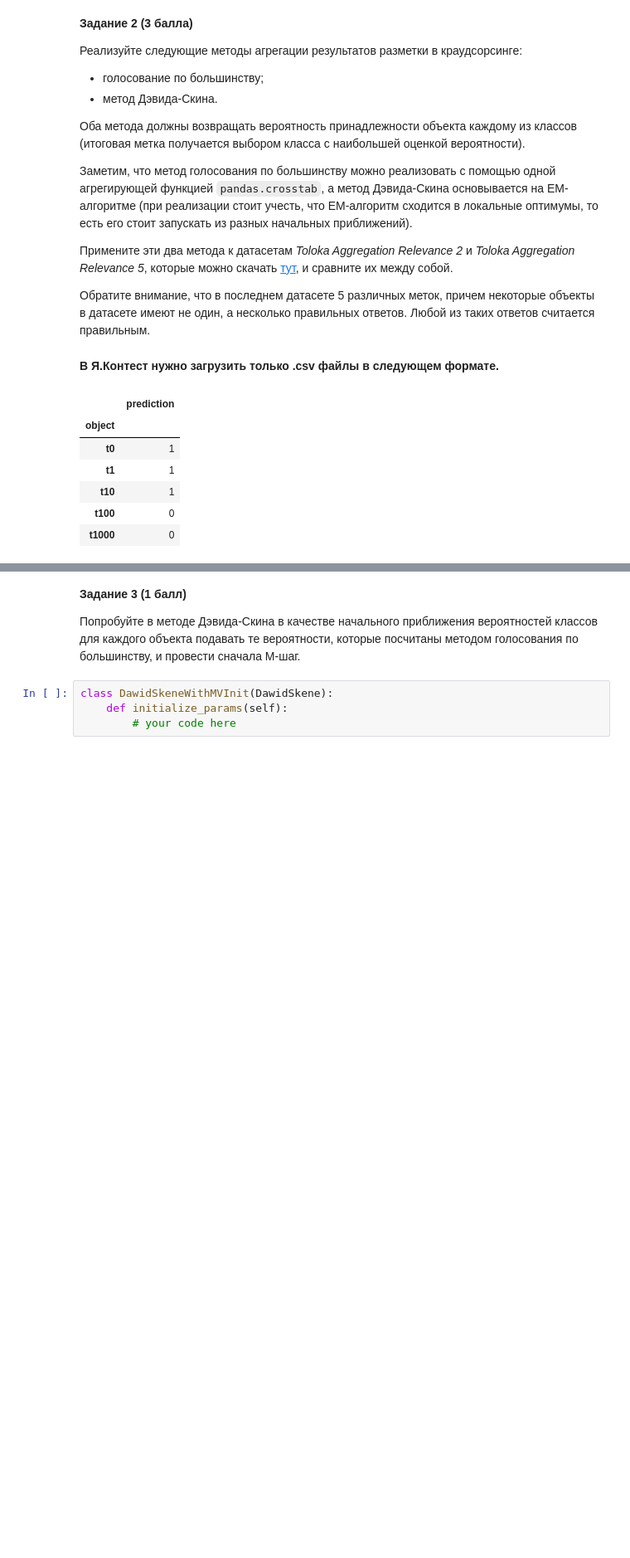
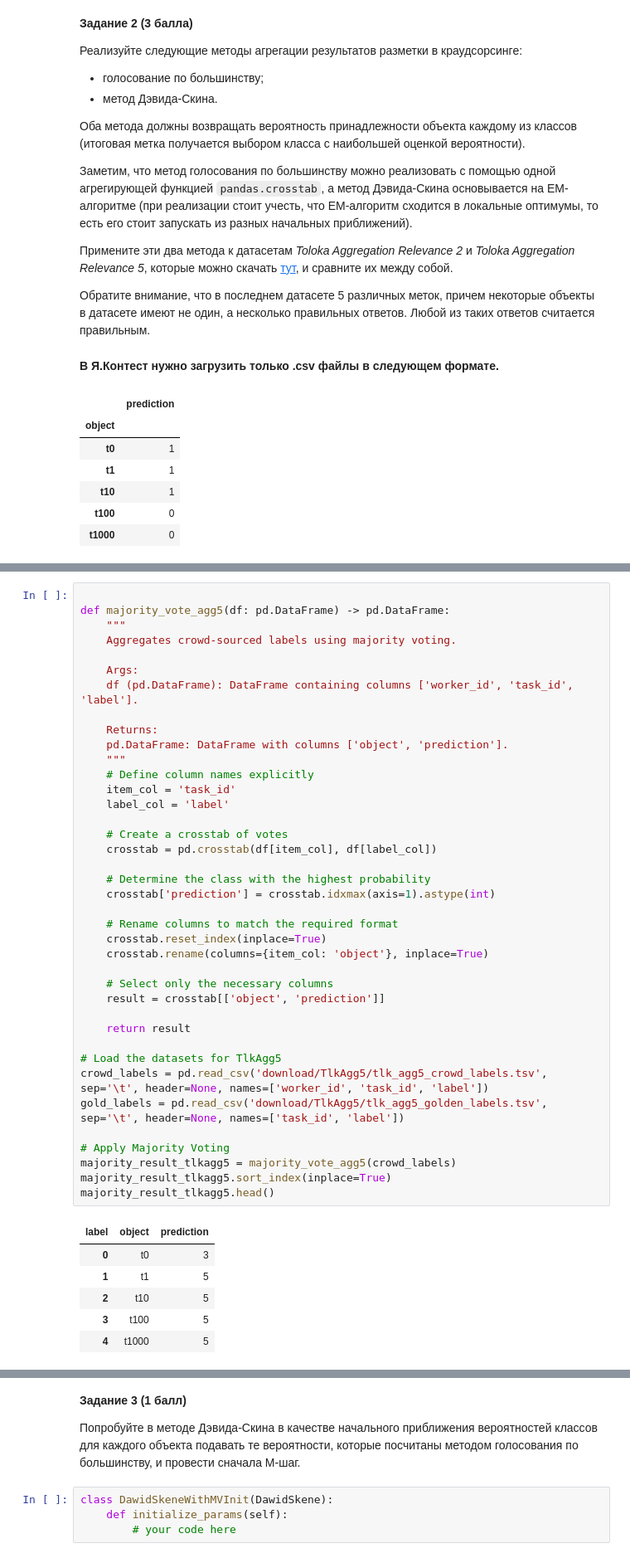
Before and after one commit to Rollcorn/deep-learning-practice, a Jupyter notebook: shad-hws/lab_7_EM_Cluster_AV-2.ipynb, the cells around one changed output, grey strips where cells are left out. Shown at 83% size. Drawn from its saved outputs; the diff is of its cells as text; blank space fills up the shorter version.

```diff
--- a/shad-hws/lab_7_EM_Cluster_AV-2.ipynb
+++ b/shad-hws/lab_7_EM_Cluster_AV-2.ipynb
@@ -104,0 +238,46 @@ def majority_vote_agg(df: pd.DataFrame) -> pd.DataFrame:
+# %%
+
+def majority_vote_agg5(df: pd.DataFrame) -> pd.DataFrame:
+    """
+    Aggregates crowd-sourced labels using majority voting.
+
+    Args:
+    df (pd.DataFrame): DataFrame containing columns ['worker_id', 'task_id', 'label'].
+
+    Returns:
+    pd.DataFrame: DataFrame with columns ['object', 'prediction'].
+    """
+    # Define column names explicitly
+    item_col = 'task_id'
+    label_col = 'label'
+
+    # Create a crosstab of votes
+    crosstab = pd.crosstab(df[item_col], df[label_col])
+
+    # Determine the class with the highest probability
+    crosstab['prediction'] = crosstab.idxmax(axis=1).astype(int)
+
+    # Rename columns to match the required format
+    crosstab.reset_index(inplace=True)
+    crosstab.rename(columns={item_col: 'object'}, inplace=True)
+
+    # Select only the necessary columns
+    result = crosstab[['object', 'prediction']]
+
+    return result
+
+# Load the datasets for TlkAgg5
+crowd_labels = pd.read_csv('download/TlkAgg5/tlk_agg5_crowd_labels.tsv', sep='\t', header=None, names=['worker_id', 'task_id', 'label'])
+gold_labels = pd.read_csv('download/TlkAgg5/tlk_agg5_golden_labels.tsv', sep='\t', header=None, names=['task_id', 'label'])
+
+# Apply Majority Voting
+majority_result_tlkagg5 = majority_vote_agg5(crowd_labels)
+majority_result_tlkagg5.sort_index(inplace=True)
+majority_result_tlkagg5.head()
+# %% [output]
+| label | object | prediction |
+| 0 | t0 | 3 |
+| 1 | t1 | 5 |
+| 2 | t10 | 5 |
+| 3 | t100 | 5 |
+| 4 | t1000 | 5 |
```
Also changed, not shown: parts of 7 cells of this notebook, 31 other files.
